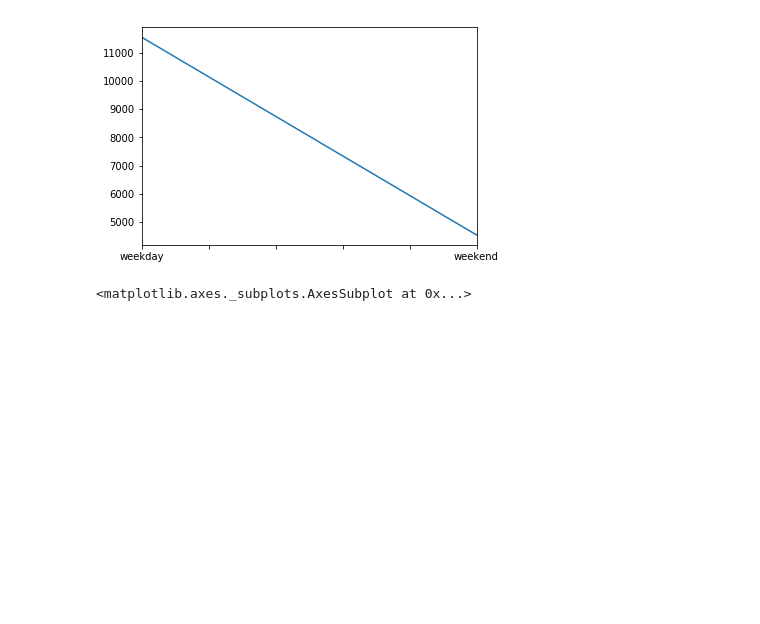
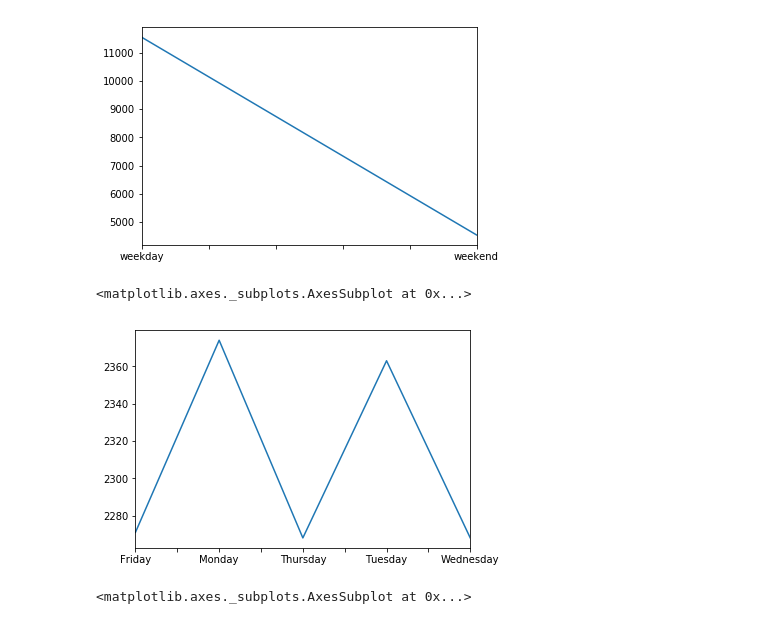
Before and after one commit to theBuluku/The-Autolib-Super-Project, a Jupyter notebook: The_Autolib_Super_Project.ipynb, the cells around one changed output. Saved outputs shown, nothing was run; the diff lists cells and outputs as text; code cells hidden in the pictures; blank space fills up the shorter version.

```diff
--- a/The_Autolib_Super_Project.ipynb
+++ b/The_Autolib_Super_Project.ipynb
@@ -236,6 +246,11 @@ autolib_dataset['DAY_TYPE'].value_counts().sort_index().plot.line()
 # %% [output]
 <matplotlib.axes._subplots.AxesSubplot at 0x...>
 [figure]
+# %%
+autolib_dataset['DAY'].value_counts().sort_index().plot.line()
+# %% [output]
+<matplotlib.axes._subplots.AxesSubplot at 0x...>
+[figure, added]
 # %%
 autolib_dataset['SUM_OF_BLUECARS_TAKEN'].value_counts().sort_index().plot.line()
 # %% [output]
```
Also changed, not shown: parts of 26 cells of this notebook.
